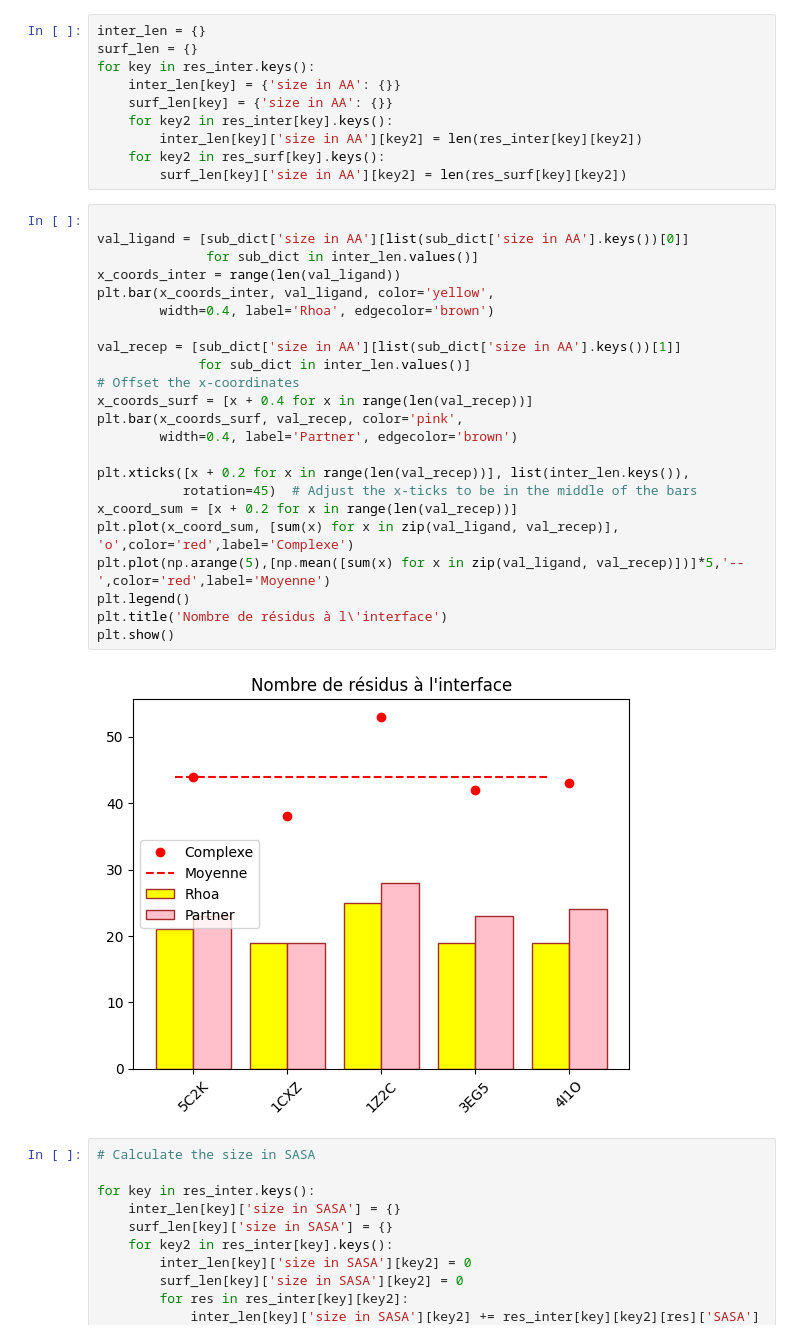
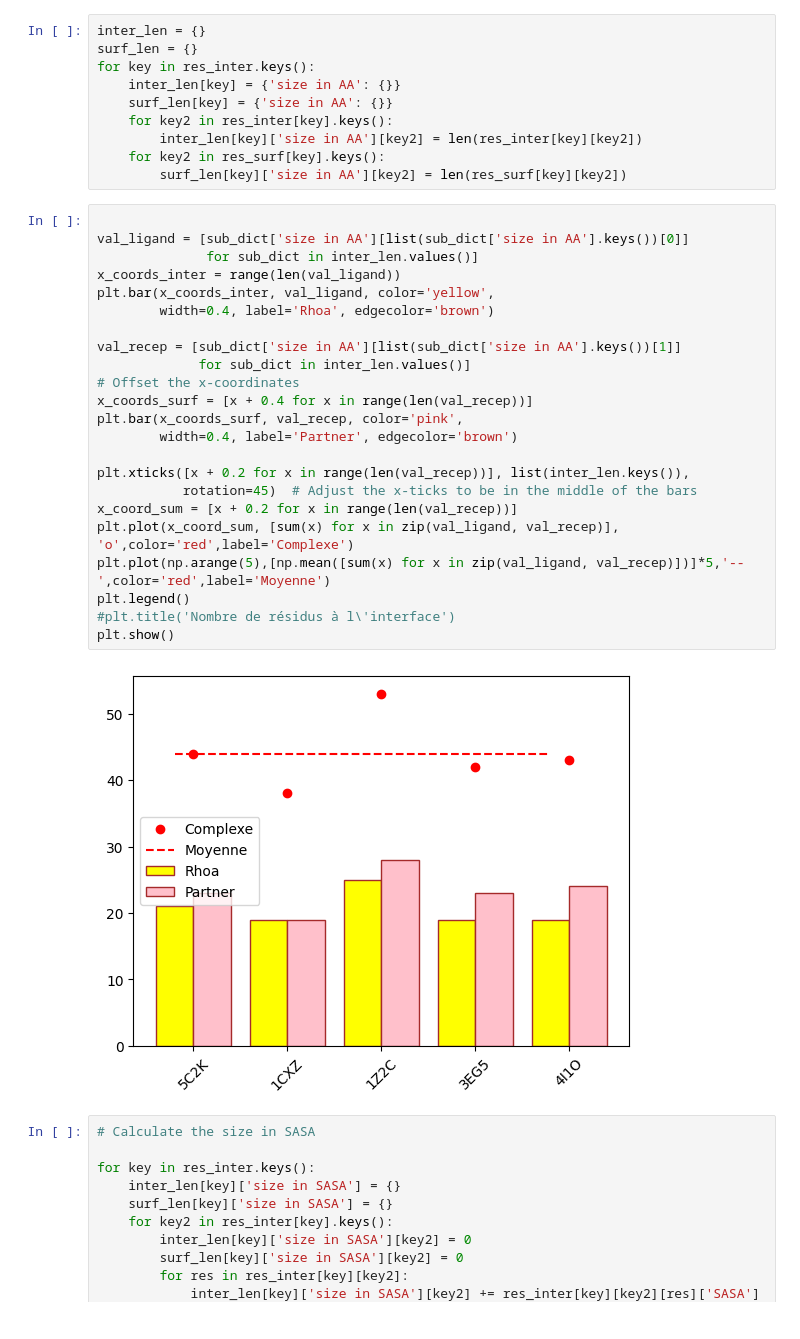
Before and after one commit to MaiDeme/Projet_Rhoa, a Jupyter notebook: partie1.ipynb, the cells around one changed output. Saved outputs shown, nothing was run; the diff lists cells and outputs as text.

```diff
--- a/partie1.ipynb
+++ b/partie1.ipynb
@@ -141,28 +141,28 @@ for key in res_inter.keys():
 # %%
 
 val_ligand = [sub_dict['size in AA'][list(sub_dict['size in AA'].keys())[0]]
               for sub_dict in inter_len.values()]
 x_coords_inter = range(len(val_ligand))
 plt.bar(x_coords_inter, val_ligand, color='yellow',
         width=0.4, label='Rhoa', edgecolor='brown')
 
 val_recep = [sub_dict['size in AA'][list(sub_dict['size in AA'].keys())[1]]
              for sub_dict in inter_len.values()]
 # Offset the x-coordinates
 x_coords_surf = [x + 0.4 for x in range(len(val_recep))]
 plt.bar(x_coords_surf, val_recep, color='pink',
         width=0.4, label='Partner', edgecolor='brown')
 
 plt.xticks([x + 0.2 for x in range(len(val_recep))], list(inter_len.keys()),
            rotation=45)  # Adjust the x-ticks to be in the middle of the bars
 x_coord_sum = [x + 0.2 for x in range(len(val_recep))]
 plt.plot(x_coord_sum, [sum(x) for x in zip(val_ligand, val_recep)], 'o',color='red',label='Complexe')
 plt.plot(np.arange(5),[np.mean([sum(x) for x in zip(val_ligand, val_recep)])]*5,'--',color='red',label='Moyenne')
 plt.legend()
-plt.title('Nombre de résidus à l\'interface')
+#plt.title('Nombre de résidus à l\'interface')
 plt.show()
 # %% [output]
-[figure, old version]
+[figure, new version]
 # %%
 # Calculate the size in SASA
 
```
Also changed, not shown: parts of 3 cells of this notebook, 3 other files.
